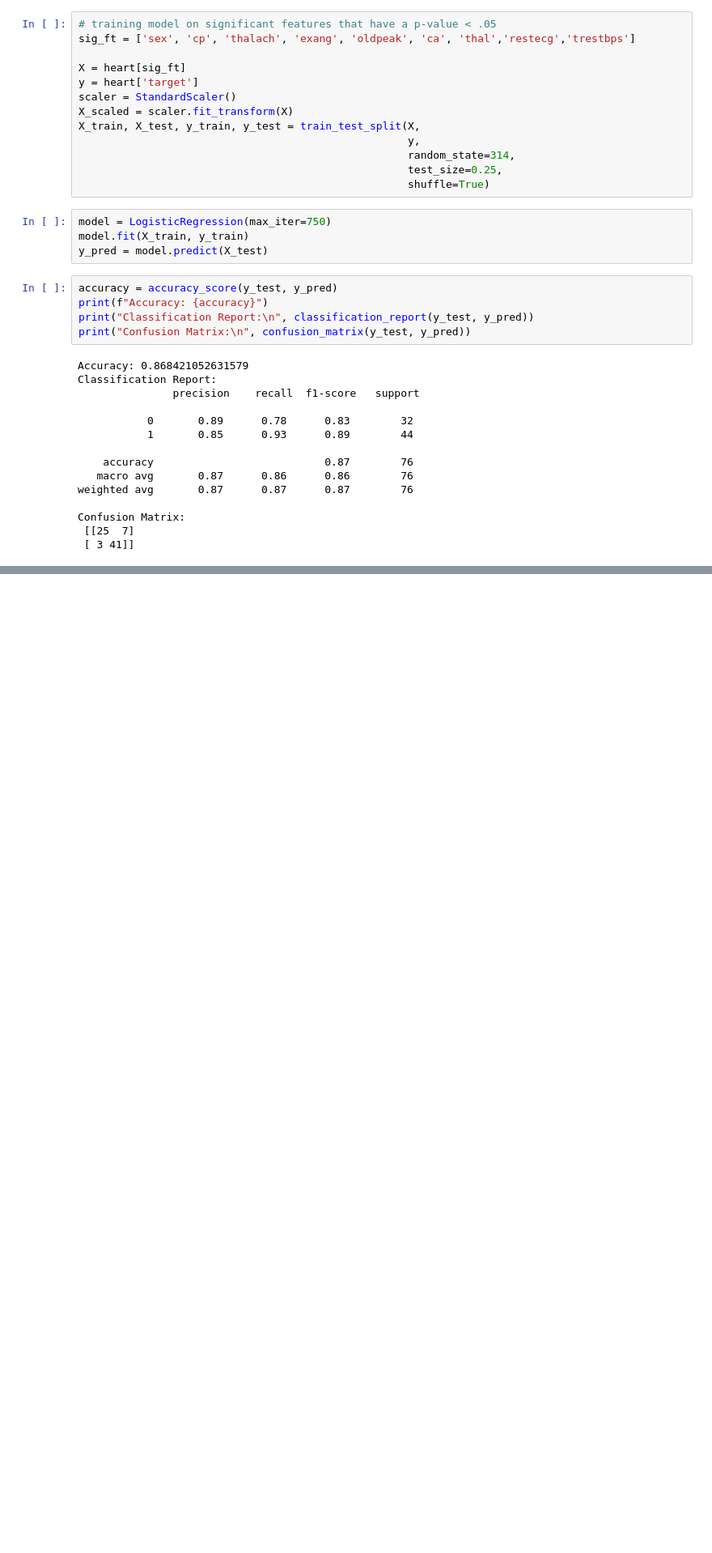
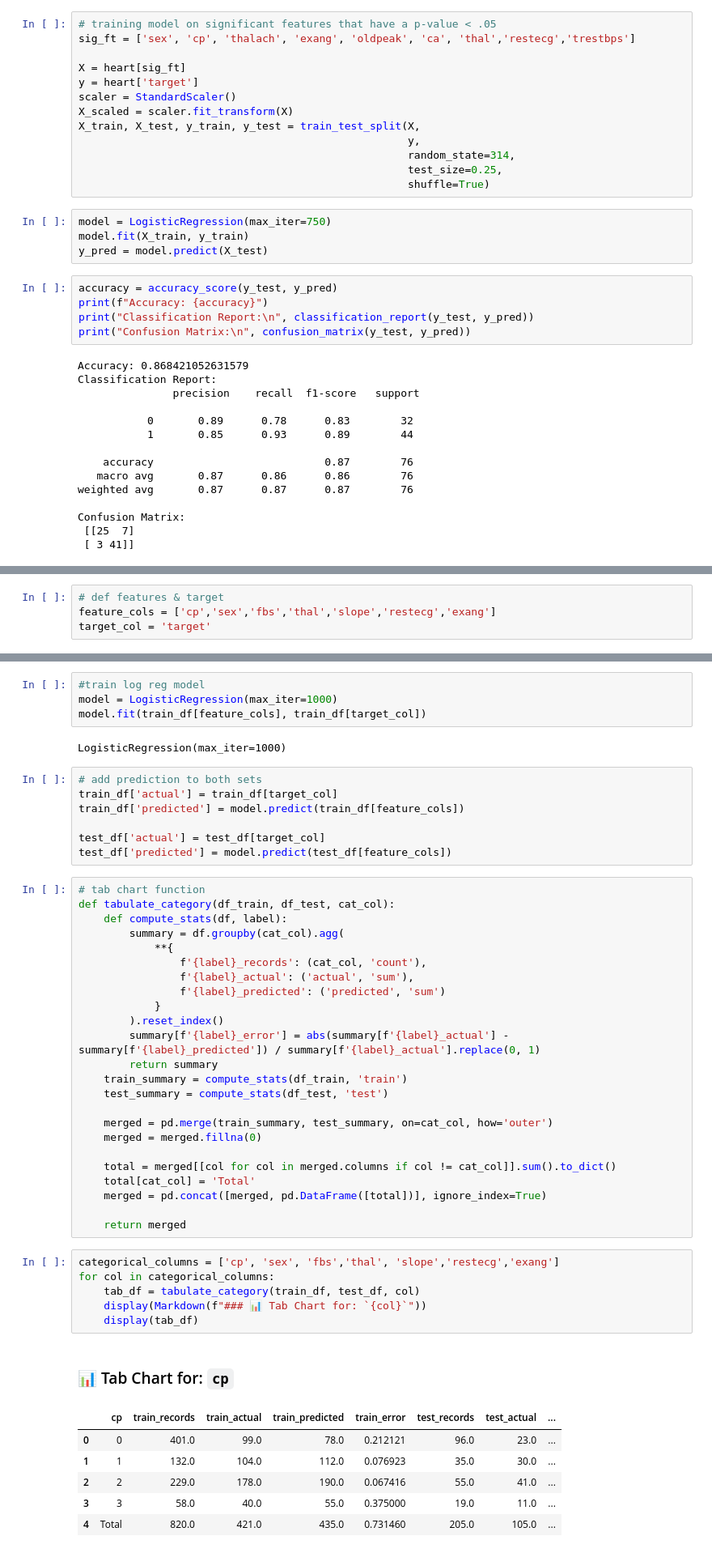
Before and after one commit to locnhoang/Heart-Disease-Detection, a Jupyter notebook: Code.ipynb, the cells around one changed output, grey strips where cells are left out. Shown at 81% size. Saved outputs shown, nothing was run; the diff lists cells and outputs as text; blank space fills up the shorter version.

Commit message:
Added tab charts

```diff
--- a/Code.ipynb
+++ b/Code.ipynb
@@ -382,0 +390,4 @@ sex_thal      -1.5794      0.329     -4.804      0.000      -2.224      -0.935
+# %%
+# def features & target
+feature_cols = ['cp','sex','fbs','thal','slope','restecg','exang']
+target_col = 'target'
@@ -382,0 +400,51 @@ sex_thal      -1.5794      0.329     -4.804      0.000      -2.224      -0.935
+# %%
+#train log reg model
+model = LogisticRegression(max_iter=1000)
+model.fit(train_df[feature_cols], train_df[target_col])
+# %% [output]
+LogisticRegression(max_iter=1000)
+# %%
+# add prediction to both sets
+train_df['actual'] = train_df[target_col]
+train_df['predicted'] = model.predict(train_df[feature_cols])
+
+test_df['actual'] = test_df[target_col]
+test_df['predicted'] = model.predict(test_df[feature_cols])
+# %%
+# tab chart function
+def tabulate_category(df_train, df_test, cat_col):
+    def compute_stats(df, label):
+        summary = df.groupby(cat_col).agg(
+            **{
+                f'{label}_records': (cat_col, 'count'),
+                f'{label}_actual': ('actual', 'sum'),
+                f'{label}_predicted': ('predicted', 'sum')
+            }
+        ).reset_index()
+        summary[f'{label}_error'] = abs(summary[f'{label}_actual'] - summary[f'{label}_predicted']) / summary[f'{label}_actual'].replace(0, 1)
+        return summary
+    train_summary = compute_stats(df_train, 'train')
+    test_summary = compute_stats(df_test, 'test')
+
+    merged = pd.merge(train_summary, test_summary, on=cat_col, how='outer')
+    merged = merged.fillna(0)
+
+    total = merged[[col for col in merged.columns if col != cat_col]].sum().to_dict()
+    total[cat_col] = 'Total'
+    merged = pd.concat([merged, pd.DataFrame([total])], ignore_index=True)
+
+    return merged
+# %%
+categorical_columns = ['cp', 'sex', 'fbs','thal', 'slope','restecg','exang']
+for col in categorical_columns:
+    tab_df = tabulate_category(train_df, test_df, col)
+    display(Markdown(f"### 📊 Tab Chart for: `{col}`"))
+    display(tab_df)
+# %% [output]
+### 📊 Tab Chart for: `cp`
+|  | cp | train_records | train_actual | train_predicted | train_error | test_records | test_actual | ... |
+| 0 | 0 | 401.0 | 99.0 | 78.0 | 0.212121 | 96.0 | 23.0 | ... |
+| 1 | 1 | 132.0 | 104.0 | 112.0 | 0.076923 | 35.0 | 30.0 | ... |
+| 2 | 2 | 229.0 | 178.0 | 190.0 | 0.067416 | 55.0 | 41.0 | ... |
+| 3 | 3 | 58.0 | 40.0 | 55.0 | 0.375000 | 19.0 | 11.0 | ... |
+| 4 | Total | 820.0 | 421.0 | 435.0 | 0.731460 | 205.0 | 105.0 | ... |
```
Also changed, not shown: parts of 8 cells of this notebook.
